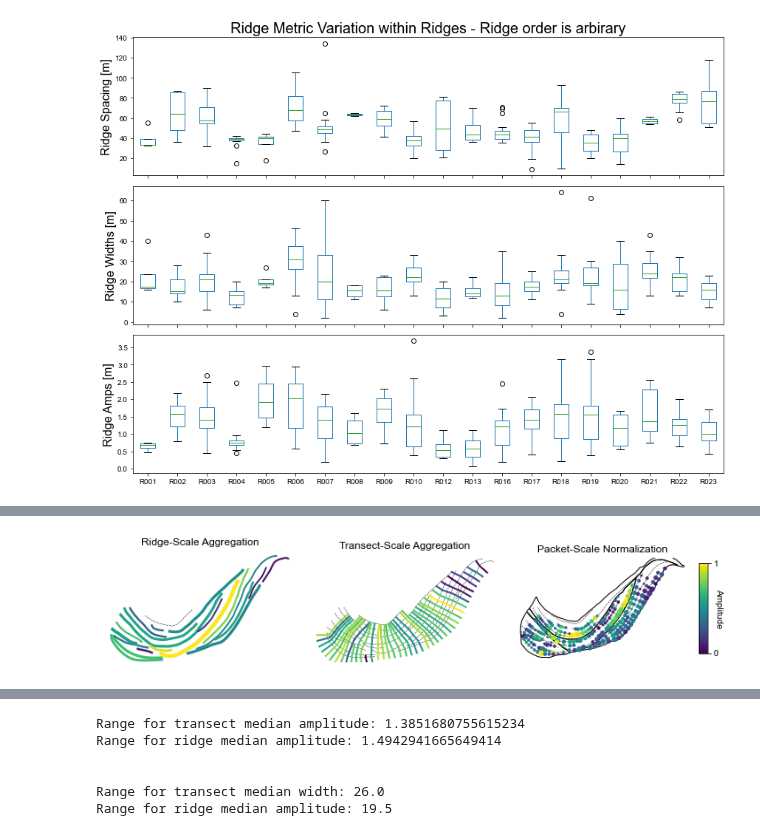
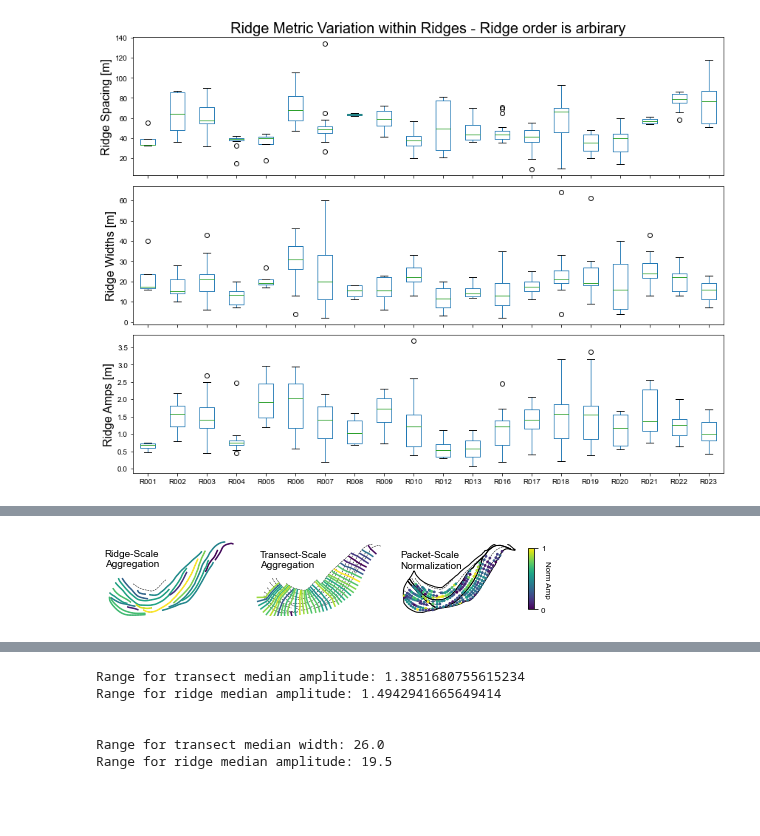
Before and after one commit to tamu-edu/scrollstats, a Jupyter notebook: Figure_BrazosBendsMultiScale.ipynb, the cells around one changed output, grey strips where cells are left out. Cells and saved outputs as stored; diff of their text form; code cells hidden in the pictures; blank space fills up the shorter version.

```diff
--- a/Figure_BrazosBendsMultiScale.ipynb
+++ b/Figure_BrazosBendsMultiScale.ipynb
@@ -16,3 +16,5 @@ from shapely.geometry import *
 from shapely.errors import ShapelyDeprecationWarning
 
 from scrollstats import RASTER_PATHS, BendDataset, calculate_ridge_metrics
+# %%
+plt.rcParams["font.family"]
@@ -256,14 +260,4 @@ def normalize_vals(x):
     """Normalize the values within an array x between 0 and 1 """
     norm = (x - x.min())/(x.max()-x.min())
     return norm
-# %%
-# Aggregate to the ridge scale
-ridge_agg = itx.groupby(level=-1).agg("median")
-ridge_agg["ridge_amp_norm"] = normalize_vals(ridge_agg["ridge_amp"])
-ridge_agg = ridge_agg.join(ridges.set_index("ridge_id").geometry)
-# %%
-# Aggregate to the transect scale
-trans_agg = itx.groupby(level=0).agg("median")
-trans_agg["ridge_amp_norm"] = normalize_vals(trans_agg["ridge_amp"])
-trans_agg = trans_agg.join(transects.set_index("transect_id").geometry)
 # %%
@@ -290,53 +294,59 @@ packet_norm.head()
+# %%
+itx, ridge_agg, trans_agg, packet_norm = agg_and_norm_itx_metrics(itx, ridges, transects, packets, ["ridge_amp", "ridge_width", "pre_mig_dist"])
 # %%
 def adjust_ax_lim(min, max, perc):
     dist = max - min
     buff = dist*perc
     return(min-buff, max+buff)
 
+rs_variable = "ridge_amp_norm"
+
 # Make plot
-fig, (ax1, ax2, ax3) = plt.subplots(1, 3, figsize=(10, 4))
+fig, (ax1, ax2, ax3) = plt.subplots(1, 3, figsize=(6.5, 2))
 
-text_coords = (839355, 4311246)
+# text_coords = (839355, 4311246)
+text_coords = (839000, 4311350)
 
 # Ridge plot
-ridge_agg.plot(ax=ax1, column="ridge_amp_norm",linewidth=ridge_agg["ridge_width"]/7)
+ridge_agg.plot(ax=ax1, column=rs_variable)  #, linewidth=ridge_agg["ridge_width"]/12)
 ridges.plot(ax=ax1, color="k", ls="--", lw=0.5, zorder=0)
 
-# ax1.text(*text_coords, "Ridge-Scale\nAggregation")
-ax1.set_title("Ridge-Scale Aggregation")
+ax1.text(*text_coords, "Ridge-Scale\nAggregation", size=10)
+# ax1.set_title("Ridge-Scale Aggregation")
 ax1.set_ylim(*adjust_ax_lim(*ridges.total_bounds[1::2], 0.05))
 ax1.set_axis_off()
 
 # Transect Plot
-trans_agg.plot(ax=ax2, column="ridge_amp_norm", linewidth=2)
+trans_agg.plot(ax=ax2, column=rs_variable, linewidth=1.5)
 ridges.plot(ax=ax2, color="k", ls="--", lw=0.5, zorder=0)
 
-# ax2.text(*text_coords, "Transect-Scale\nAggregation")
-ax2.set_title("Transect-Scale Aggregation")
+ax2.text(*text_coords, "Transect-Scale\nAggregation", size=10)
+# ax2.set_title("Transect-Scale Aggregation")
 ax2.set_axis_off()
 ax2.set_ylim(*adjust_ax_lim(*ridges.total_bounds[1::2], 0.05))
 
 # Packet Plot
 divider = make_axes_locatable(ax3)
 cax = divider.append_axes("right", size="5%", pad=0.1, aspect=10)
 
-packet_norm.plot(ax=ax3, column="ridge_amp", markersize=packet_norm["ridge_width"]*30, legend=True, cax=cax)
+# packet_norm.plot(ax=ax3, column="ridge_amp", markersize=packet_norm["ridge_width"]*8, legend=True, cax=cax)
+packet_norm.plot(ax=ax3, column=rs_variable, markersize=3, legend=True, cax=cax)
 ridges.plot(ax=ax3, color="k", ls="--", lw=0.5, zorder=0)
 packets.boundary.plot(ax=ax3, color="k", lw=1, zorder=0)
 
 min_max = [0,1]
-cax.set_yticks(min_max, labels = np.round(min_max, 1))
-cax.set_ylabel("Amplitude", rotation=270)
+cax.set_yticks(min_max, labels = np.round(min_max, 1), size=8)
+cax.set_ylabel("Norm Amp", rotation=270, size=8)
 
-# ax3.text(*text_coords, "Packet-Scale\nNormalization")
-ax3.set_title("Packet-Scale Normalization")
+ax3.text(*text_coords, "Packet-Scale\nNormalization", size=10)
+# ax3.set_title("Packet-Scale Normalization")
 ax3.set_axis_off()
 ax3.set_ylim(*adjust_ax_lim(*ridges.total_bounds[1::2], 0.05))
 
 # plt.suptitle("Aggregated Ridge Metrics", size=20)
 plt.tight_layout()
 
 
 plt.savefig(f"MultiScaleMetrics_{bend_id}.png", dpi=300)
 # %% [output]
-[figure, old version]
+[figure, new version]
```
Also changed, not shown: parts of 26 cells of this notebook.
